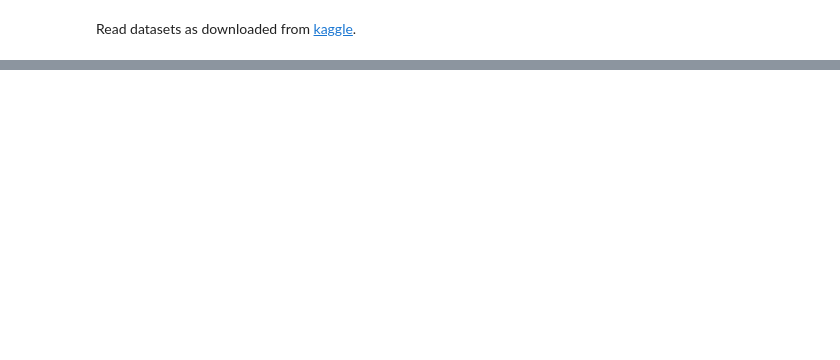
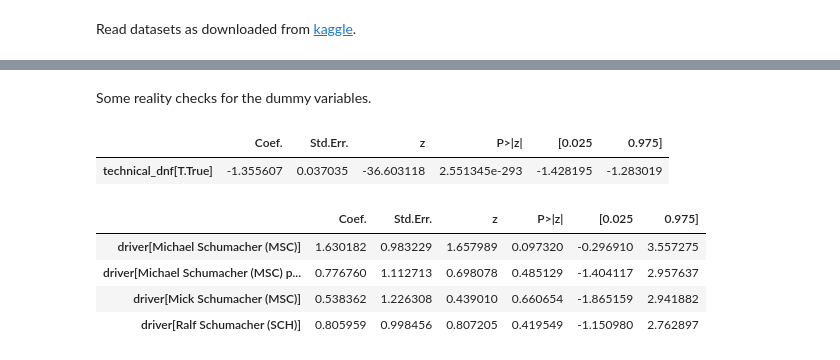
Before and after one commit to Excidion/Formula1-GreatestOfAllTime, a Jupyter notebook: exploration.ipynb, the cells around one changed output, grey strips where cells are left out. Cells and saved outputs as stored; diff of their text form; code cells hidden in the pictures; blank space fills up the shorter version.

```diff
--- a/exploration.ipynb
+++ b/exploration.ipynb
@@ -218,0 +329,16 @@ res.loc[siginificant & cars].sort_values("[0.025", ascending=False).head(10)
+# %% [markdown]
+Some reality checks for the dummy variables.
+# %%
+res.loc[~drivers & ~cars]
+# %% [output]
+|  | Coef. | Std.Err. | z | P>|z| | [0.025 | 0.975] |
+| technical_dnf[T.True] | -1.355607 | 0.037035 | -36.603118 | 2.551345e-293 | -1.428195 | -1.283019 |
+# %%
+drivername = "Schumacher"
+res.loc[res.index.str.contains(drivername)]
+# %% [output]
+|  | Coef. | Std.Err. | z | P>|z| | [0.025 | 0.975] |
+| driver[Michael Schumacher (MSC)] | 1.630182 | 0.983229 | 1.657989 | 0.097320 | -0.296910 | 3.557275 |
+| driver[Michael Schumacher (MSC) p... | 0.776760 | 1.112713 | 0.698078 | 0.485129 | -1.404117 | 2.957637 |
+| driver[Mick Schumacher (MSC)] | 0.538362 | 1.226308 | 0.439010 | 0.660654 | -1.865159 | 2.941882 |
+| driver[Ralf Schumacher (SCH)] | 0.805959 | 0.998456 | 0.807205 | 0.419549 | -1.150980 | 2.762897 |
```
Also changed, not shown: parts of 17 cells of this notebook, 1 other file.
